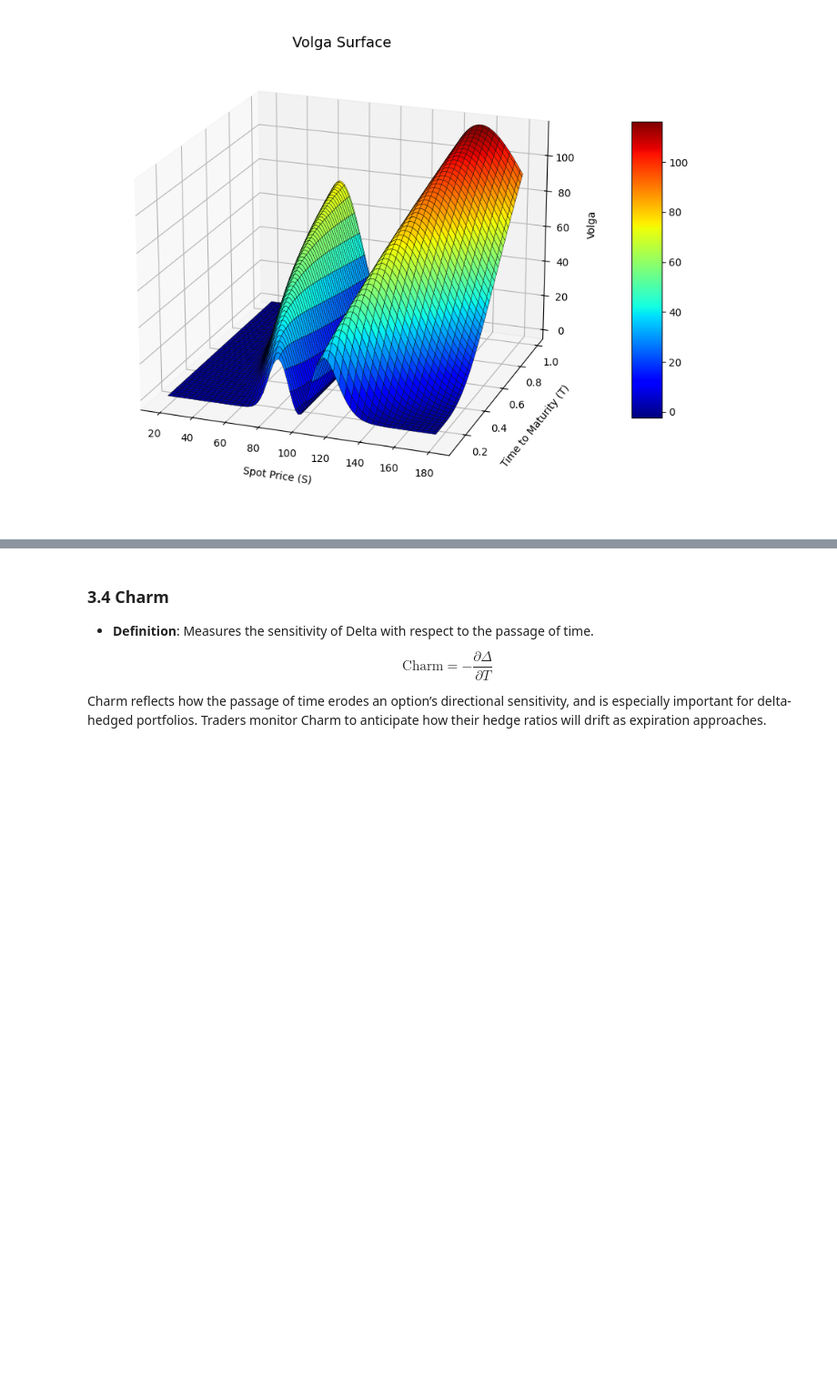
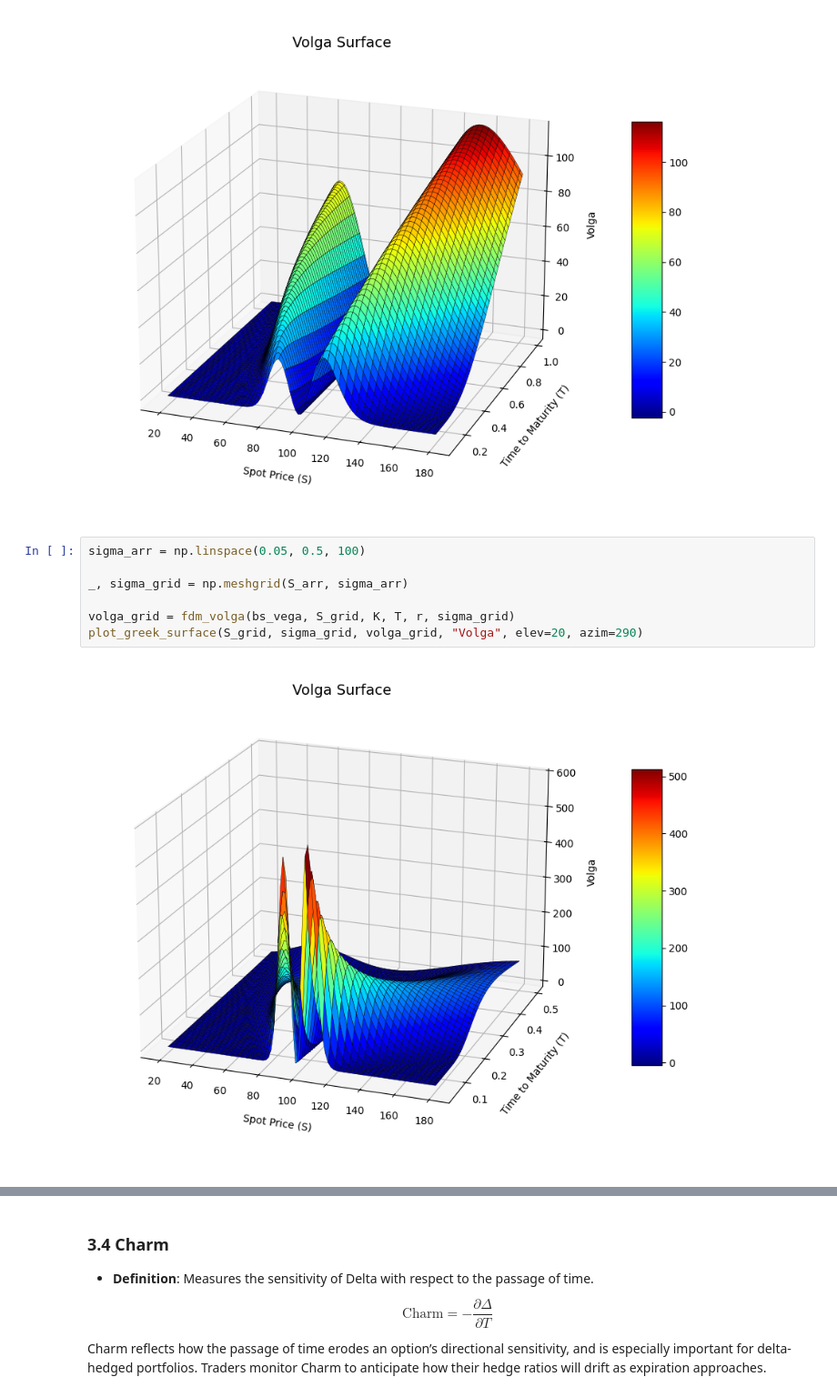
Before and after one commit to anthonymakarewicz/volatility-trading, a Jupyter notebook: greeks.ipynb, the cells around one changed output, grey strips where cells are left out. Shown at 91% size. Saved outputs shown, nothing was run; the diff lists cells and outputs as text; blank space fills up the shorter version.

```diff
--- a/greeks.ipynb
+++ b/greeks.ipynb
@@ -327,3 +327,12 @@ volga_grid = fdm_volga(bs_vega, S_grid, K, T_grid, r, sigma)
 plot_greek_surface(S_grid, T_grid, volga_grid, "Volga", elev=20, azim=290)
 # %% [output]
 [figure]
+# %%
+sigma_arr = np.linspace(0.05, 0.5, 100)
+
+_, sigma_grid = np.meshgrid(S_arr, sigma_arr)
+
+volga_grid = fdm_volga(bs_vega, S_grid, K, T, r, sigma_grid)
+plot_greek_surface(S_grid, sigma_grid, volga_grid, "Volga", elev=20, azim=290)
+# %% [output]
+[figure, added]
```
Also changed, not shown: parts of 1 cell of this notebook, 1 other file.
